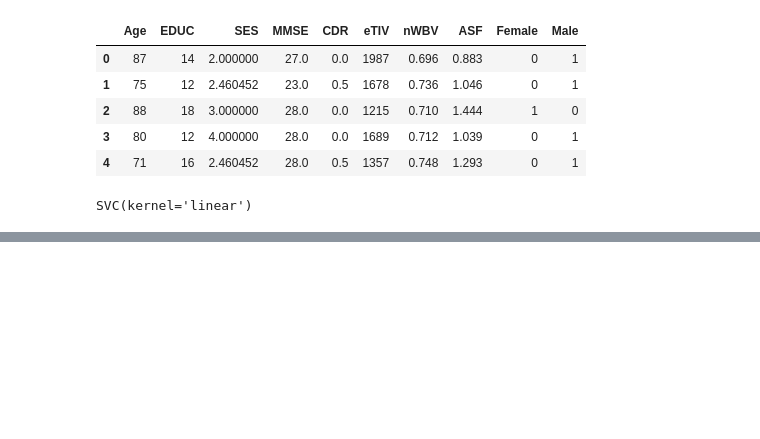
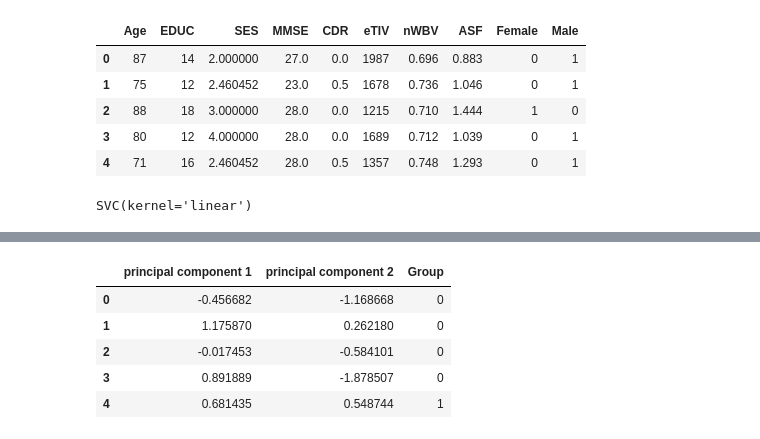
Before and after one commit to Radhika303/Dementia_Prediction, a Jupyter notebook: Dementia_Data .ipynb, the cells around one changed output, grey strips where cells are left out. Drawn from its saved outputs; the diff is of its cells as text; code cells hidden in the pictures; blank space fills up the shorter version.

```diff
--- a/Dementia_Data .ipynb
+++ b/Dementia_Data .ipynb
@@ -309,0 +336,5 @@ X, y = make_classification(n_samples=10000, weights=[0.99], flip_y=0)
+# %%
+cov_mat = np.cov(X_std.T)
+eig_vals, eig_vecs = np.linalg.eig(cov_mat)
+print('Eigenvectors \n%s' %eig_vecs)
+print('\nEigenvalues \n%s' %eig_vals)
@@ -309,0 +488,10 @@ X, y = make_classification(n_samples=10000, weights=[0.99], flip_y=0)
+# %%
+finalDf = pd.concat([principalDf,pd.DataFrame(y,columns = ['Group'])], axis = 1)
+finalDf.head()
+# %% [output]
+|  | principal component 1 | principal component 2 | Group |
+| 0 | -0.456682 | -1.168668 | 0 |
+| 1 | 1.175870 | 0.262180 | 0 |
+| 2 | -0.017453 | -0.584101 | 0 |
+| 3 | 0.891889 | -1.878507 | 0 |
+| 4 | 0.681435 | 0.548744 | 1 |
```
Also changed, not shown: parts of 28 cells of this notebook.
